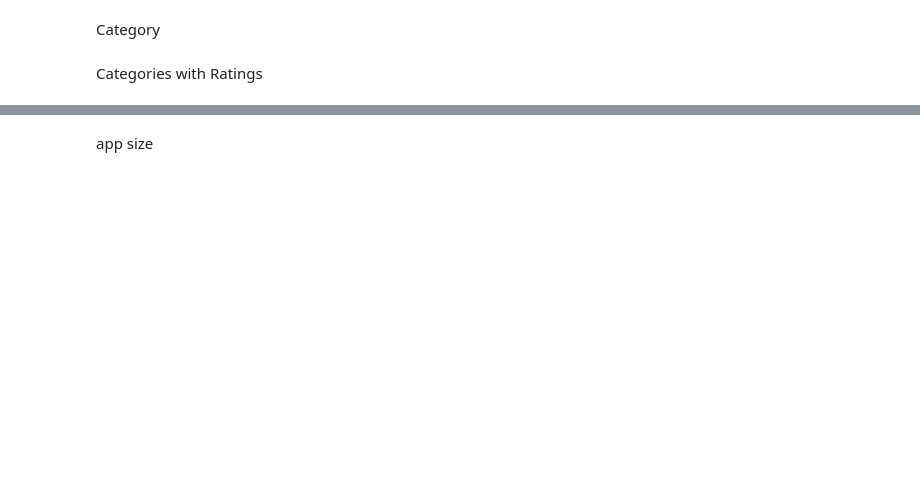
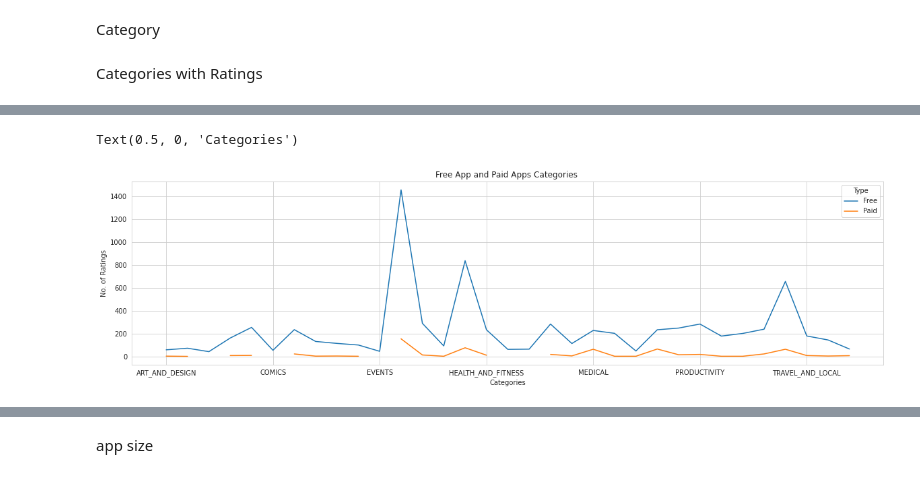
Before and after one commit to DeepakKumarSingh003/Play-store-App-Review-EDA, a Jupyter notebook: Play_Store_App_Review_EDA_Analysis_Capstone_Project.ipynb, the cells around one changed output, grey strips where cells are left out. Drawn from its saved outputs; the diff is of its cells as text; code cells hidden in the pictures; blank space fills up the shorter version.

```diff
--- a/Play_Store_App_Review_EDA_Analysis_Capstone_Project.ipynb
+++ b/Play_Store_App_Review_EDA_Analysis_Capstone_Project.ipynb
@@ -454,0 +492,10 @@ Text(0.5, 0, 'Categories')
+# %%
+plt.rcParams['figure.figsize'] = (20, 5)
+Categories_Free_Paid.plot()
+
+plt.title('Free App and Paid Apps Categories ')
+plt.ylabel('No. of Ratings')
+plt.xlabel('Categories')
+# %% [output]
+Text(0.5, 0, 'Categories')
+[figure, added]
```
Also changed, not shown: parts of 32 cells of this notebook.
